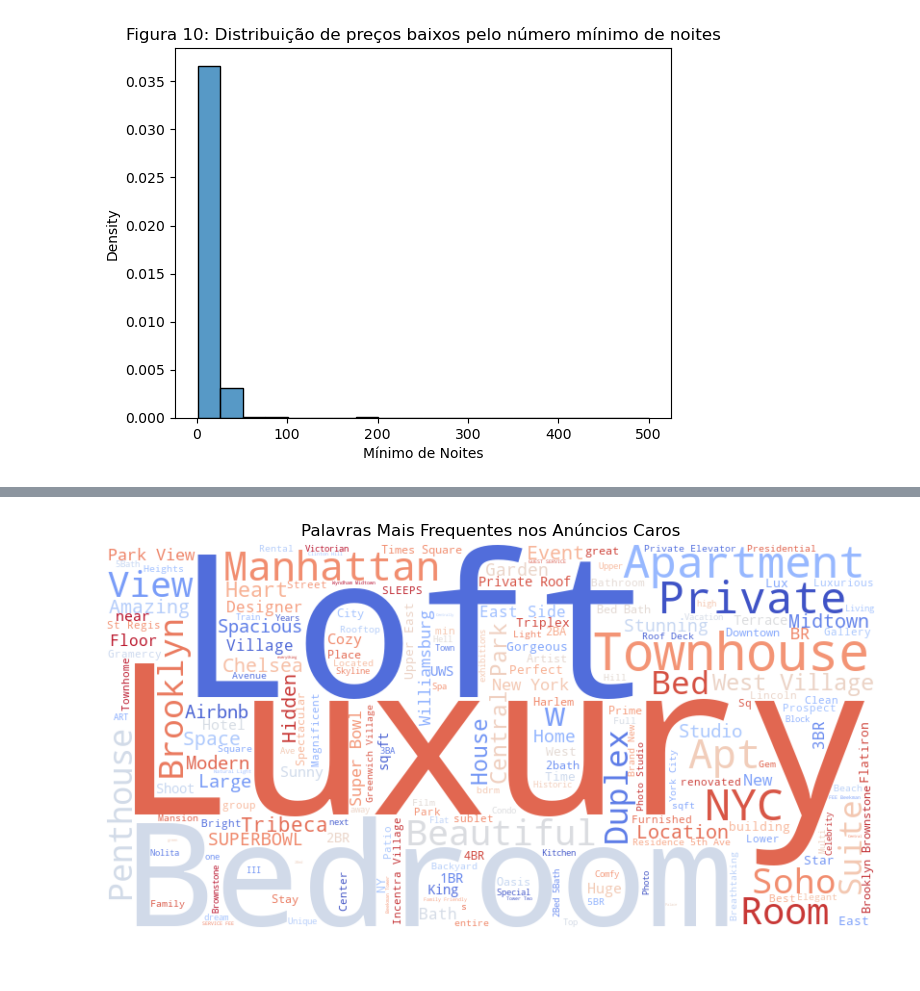
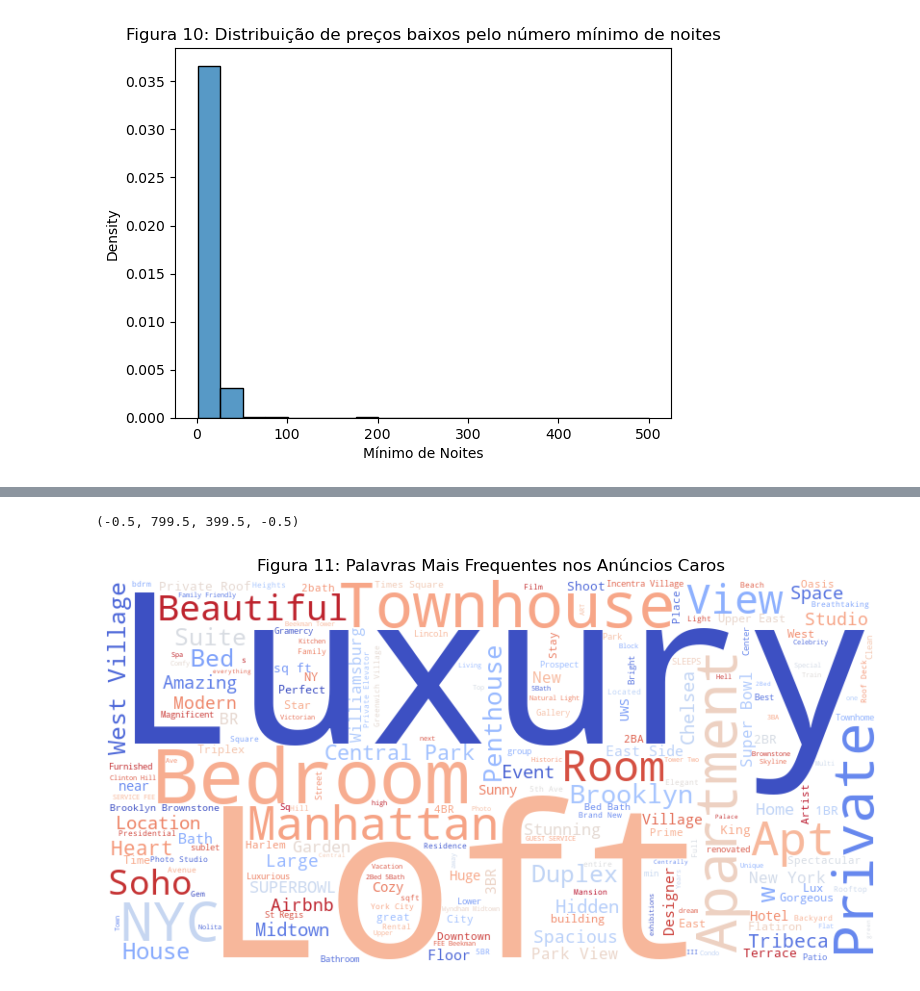
Before and after one commit to DaniloDC07/-Lighthouse-Desafio-Ci-ncia-de-Dados-2025, a Jupyter notebook: Desafio LIGHTHOUSE.ipynb, the cells around one changed output, grey strips where cells are left out. Drawn from its saved outputs; the diff is of its cells as text; code cells hidden in the pictures.

```diff
--- a/Desafio LIGHTHOUSE.ipynb
+++ b/Desafio LIGHTHOUSE.ipynb
@@ -461,21 +486,14 @@ Text(0.5, 0, 'Mínimo de Noites')
 # %%
 from wordcloud import WordCloud
-import matplotlib.pyplot as plt
 
-# Filtra os anúncios mais caros (exemplo: acima do 75º percentil)
 high_price = df[df['price'] > df['price'].quantile(0.99)]
-
-# Junta os nomes dos anúncios
 text = " ".join(high_price['nome'].dropna())
-
-# Gera a nuvem de palavras
 wordcloud = WordCloud(width=800, height=400, background_color="white", colormap="coolwarm").generate(text)
 
-# Plota a nuvem
 plt.figure(figsize=(10, 5))
 plt.imshow(wordcloud, interpolation='bilinear')
+plt.title("Figura 11: Palavras Mais Frequentes nos Anúncios Caros")
 plt.axis("off")
-plt.title("Palavras Mais Frequentes nos Anúncios Caros")
-plt.show()
 # %% [output]
+(-0.5, 799.5, 399.5, -0.5)
-[figure, old version]
+[figure, new version]
```
Also changed, not shown: parts of 7 cells of this notebook.
